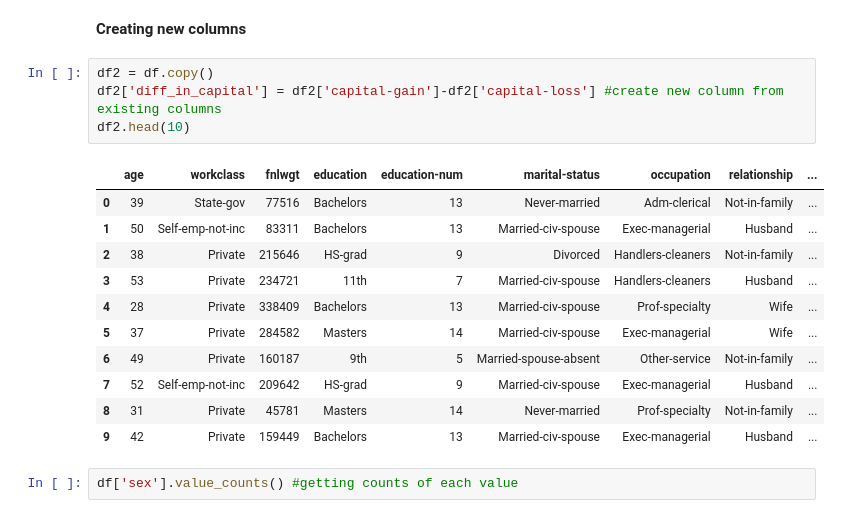
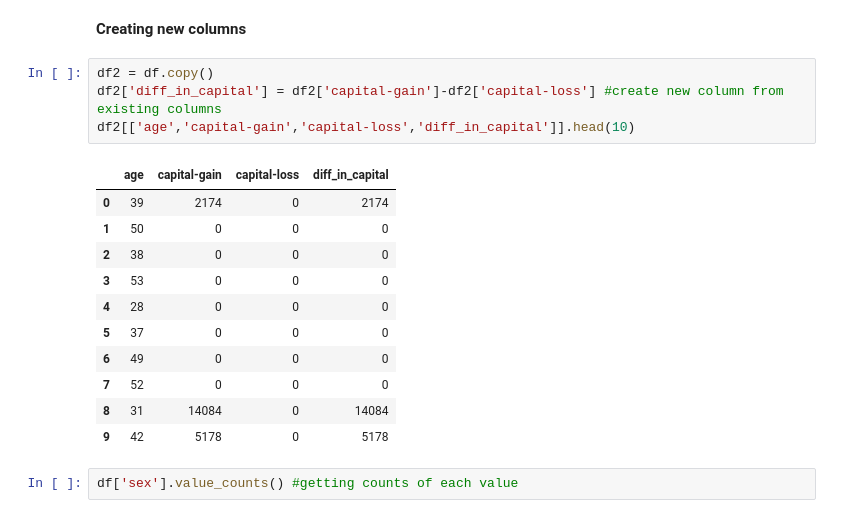
Before and after one commit to M-Amman-C/pandas_commands, a Jupyter notebook: analysis.ipynb, the cells around one changed output. Drawn from its saved outputs; the diff is of its cells as text.

```diff
--- a/analysis.ipynb
+++ b/analysis.ipynb
@@ -347,19 +358,19 @@ df['age'].median() #getting median of column
 # %%
 df2 = df.copy()
 df2['diff_in_capital'] = df2['capital-gain']-df2['capital-loss'] #create new column from existing columns
-df2.head(10)
+df2[['age','capital-gain','capital-loss','diff_in_capital']].head(10)
 # %% [output]
-|  | age | workclass | fnlwgt | education | education-num | marital-status | occupation | relationship | ... |
-| 0 | 39 | State-gov | 77516 | Bachelors | 13 | Never-married | Adm-clerical | Not-in-family | ... |
-| 1 | 50 | Self-emp-not-inc | 83311 | Bachelors | 13 | Married-civ-spouse | Exec-managerial | Husband | ... |
-| 2 | 38 | Private | 215646 | HS-grad | 9 | Divorced | Handlers-cleaners | Not-in-family | ... |
-| 3 | 53 | Private | 234721 | 11th | 7 | Married-civ-spouse | Handlers-cleaners | Husband | ... |
-| 4 | 28 | Private | 338409 | Bachelors | 13 | Married-civ-spouse | Prof-specialty | Wife | ... |
-| 5 | 37 | Private | 284582 | Masters | 14 | Married-civ-spouse | Exec-managerial | Wife | ... |
-| 6 | 49 | Private | 160187 | 9th | 5 | Married-spouse-absent | Other-service | Not-in-family | ... |
-| 7 | 52 | Self-emp-not-inc | 209642 | HS-grad | 9 | Married-civ-spouse | Exec-managerial | Husband | ... |
-| 8 | 31 | Private | 45781 | Masters | 14 | Never-married | Prof-specialty | Not-in-family | ... |
-| 9 | 42 | Private | 159449 | Bachelors | 13 | Married-civ-spouse | Exec-managerial | Husband | ... |
+|  | age | capital-gain | capital-loss | diff_in_capital |
+| 0 | 39 | 2174 | 0 | 2174 |
+| 1 | 50 | 0 | 0 | 0 |
+| 2 | 38 | 0 | 0 | 0 |
+| 3 | 53 | 0 | 0 | 0 |
+| 4 | 28 | 0 | 0 | 0 |
+| 5 | 37 | 0 | 0 | 0 |
+| 6 | 49 | 0 | 0 | 0 |
+| 7 | 52 | 0 | 0 | 0 |
+| 8 | 31 | 14084 | 0 | 14084 |
+| 9 | 42 | 5178 | 0 | 5178 |
 # %%
 df['sex'].value_counts() #getting counts of each value
 # %% [output]
```
Also changed, not shown: parts of 1 cell of this notebook.
